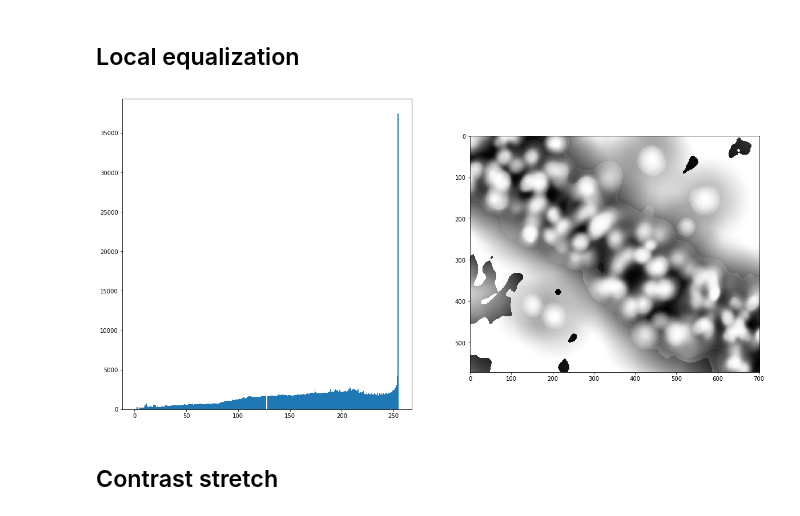
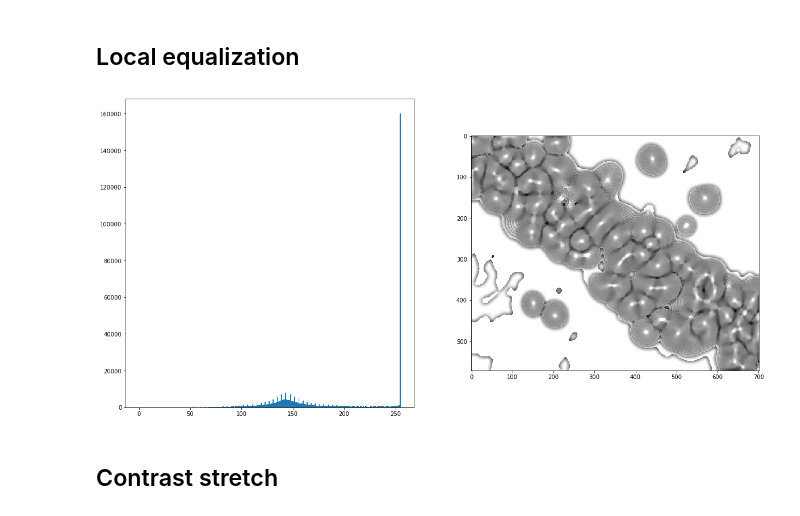
Before and after one commit to kpuhger/count-cellula, a Jupyter notebook: notebooks/HEQ & segmentation.ipynb, the cells around one changed output. Cells and saved outputs as stored; diff of their text form; code cells hidden in the pictures.

```diff
--- a/notebooks/HEQ & segmentation.ipynb
+++ b/notebooks/HEQ & segmentation.ipynb
@@ -67,11 +67,11 @@ plt.hist(test_blur_single.ravel(), bins=256);
 # %% [markdown]
 ## Local equalization
 # %%
-img_rank_eq = rank.equalize(test_blur_single, selem=disk(75))
+img_rank_eq = rank.equalize(test_blur_single, selem=disk(10))
 
 img_hist_single(img_rank_eq)
 # %% [output]
-[figure, old version]
+[figure, new version]
 # %% [markdown]
 ## Contrast stretch
 # %%
```
Also changed, not shown: parts of 3 cells of this notebook.
